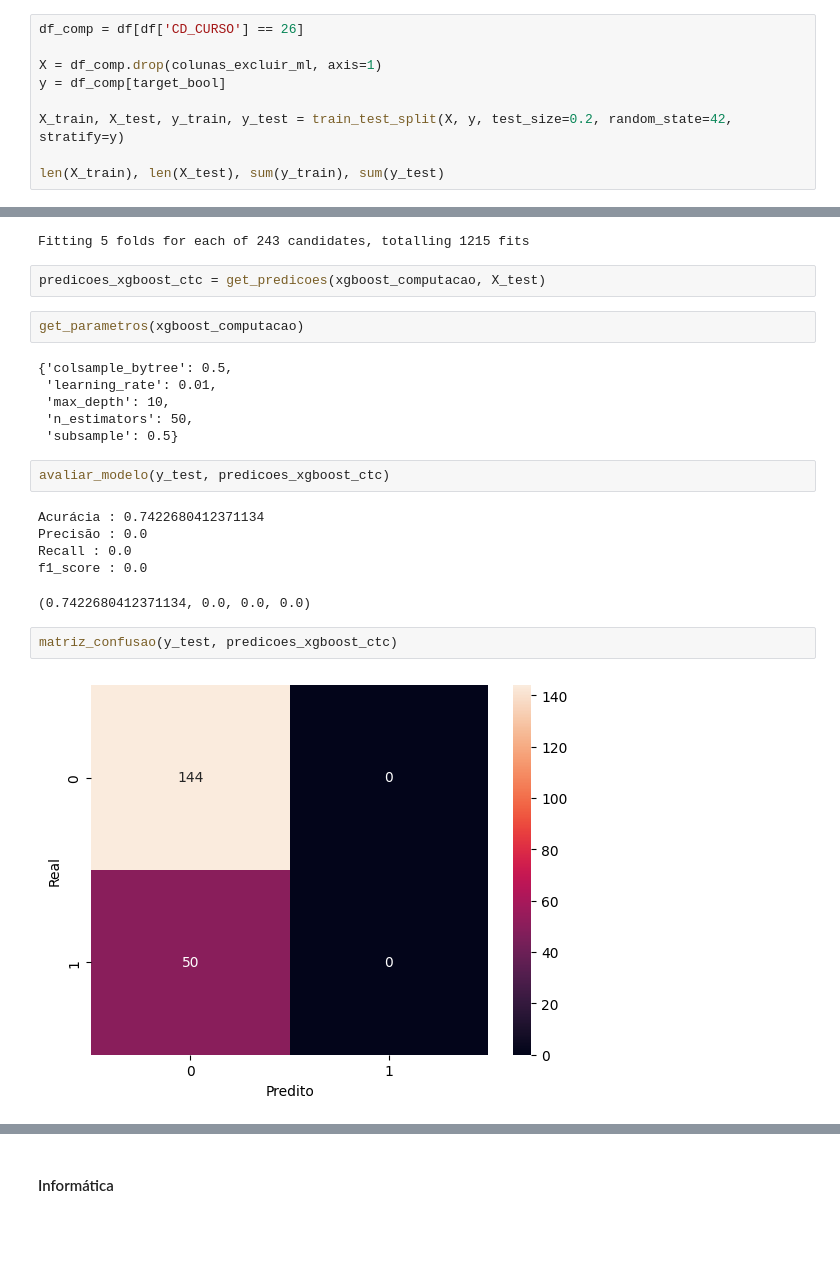
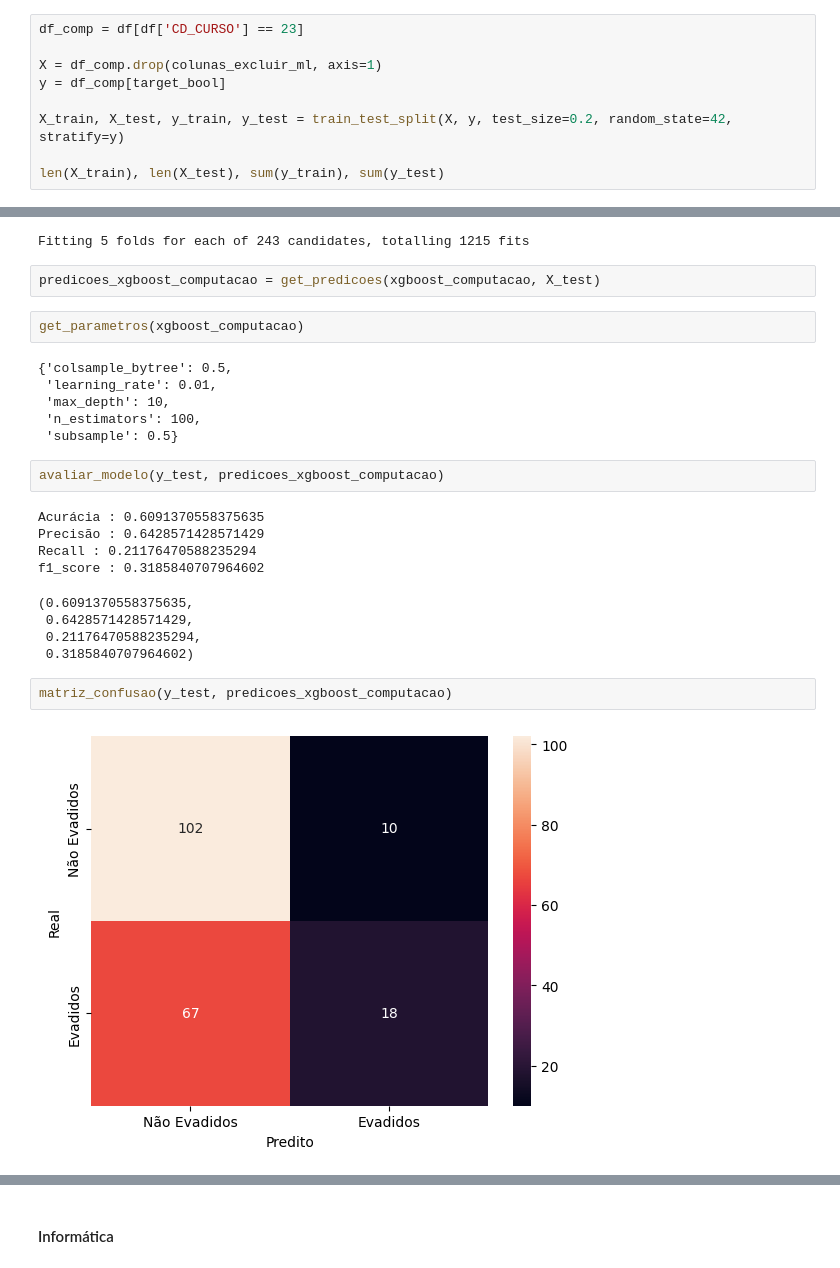
Before and after one commit to romu-lo/tcc-evasao-academica, a Jupyter notebook: ml.ipynb, the cells around one changed output, grey strips where cells are left out. Cells and saved outputs as stored; diff of their text form; blank space fills up the shorter version.

```diff
--- a/ml.ipynb
+++ b/ml.ipynb
@@ -1596,5 +1616,5 @@ weighted avg       0.56      0.41      0.33      3163
 # %%
-df_comp = df[df['CD_CURSO'] == 26]
+df_comp = df[df['CD_CURSO'] == 23]
 
 X = df_comp.drop(colunas_excluir_ml, axis=1)
 y = df_comp[target_bool]
@@ -1713,27 +1747,30 @@ xgboost_computacao = treinar_modelo('xgboost', X_train, y_train)
 # %% [output]
 Fitting 5 folds for each of 243 candidates, totalling 1215 fits
 # %%
-predicoes_xgboost_ctc = get_predicoes(xgboost_computacao, X_test)
+predicoes_xgboost_computacao = get_predicoes(xgboost_computacao, X_test)
 # %%
 get_parametros(xgboost_computacao)
 # %% [output]
 {'colsample_bytree': 0.5,
  'learning_rate': 0.01,
  'max_depth': 10,
- 'n_estimators': 50,
+ 'n_estimators': 100,
  'subsample': 0.5}
 # %%
-avaliar_modelo(y_test, predicoes_xgboost_ctc)
+avaliar_modelo(y_test, predicoes_xgboost_computacao)
 # %% [output]
-Acurácia : 0.7422680412371134
-Precisão : 0.0
-Recall : 0.0
-f1_score : 0.0
+Acurácia : 0.6091370558375635
+Precisão : 0.6428571428571429
+Recall : 0.21176470588235294
+f1_score : 0.3185840707964602
-(0.7422680412371134, 0.0, 0.0, 0.0)
+(0.6091370558375635,
+ 0.6428571428571429,
+ 0.21176470588235294,
+ 0.3185840707964602)
 # %%
-matriz_confusao(y_test, predicoes_xgboost_ctc)
+matriz_confusao(y_test, predicoes_xgboost_computacao)
 # %% [output]
-[figure, old version]
+[figure, new version]
 # %%
 grafico_importancia_features(xgboost_computacao, X)
 # %% [output]
```
Also changed, not shown: parts of 28 cells of this notebook.
